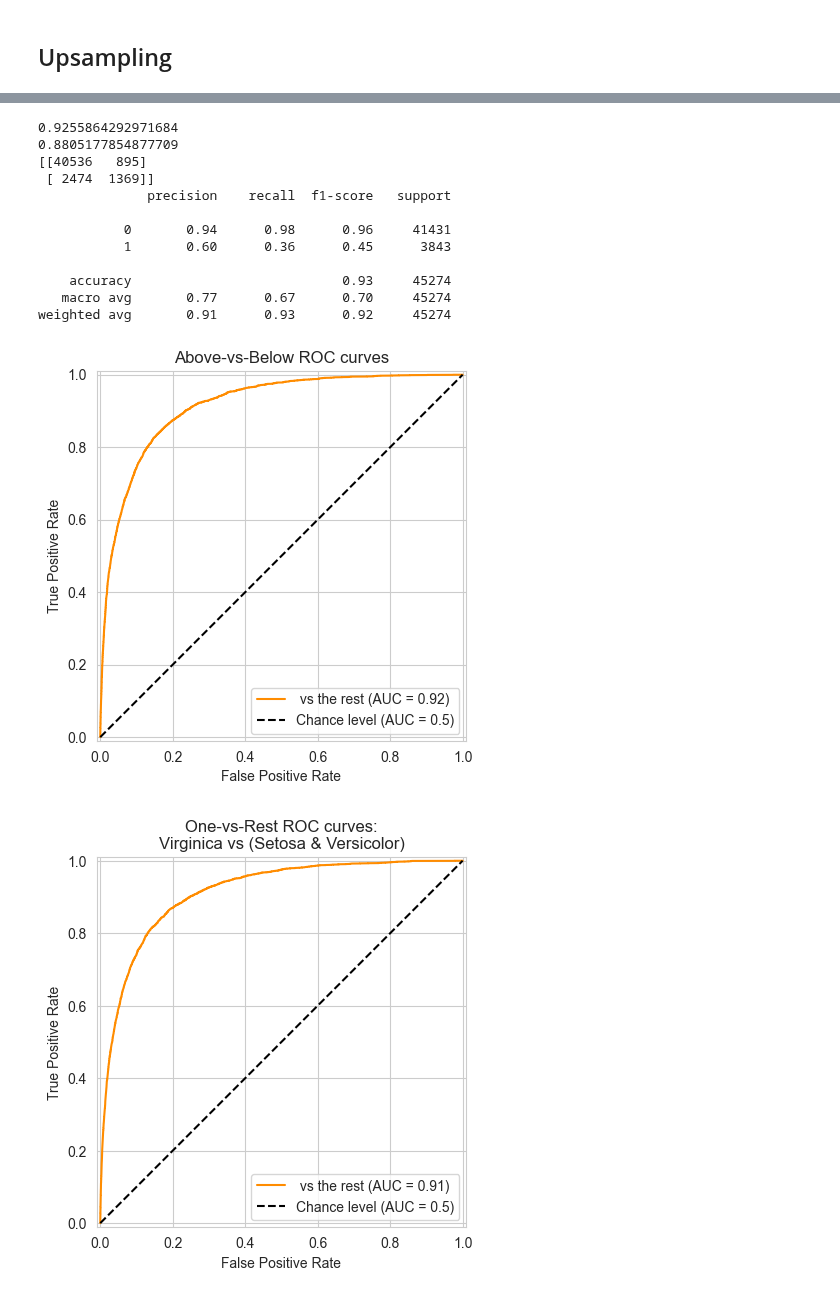
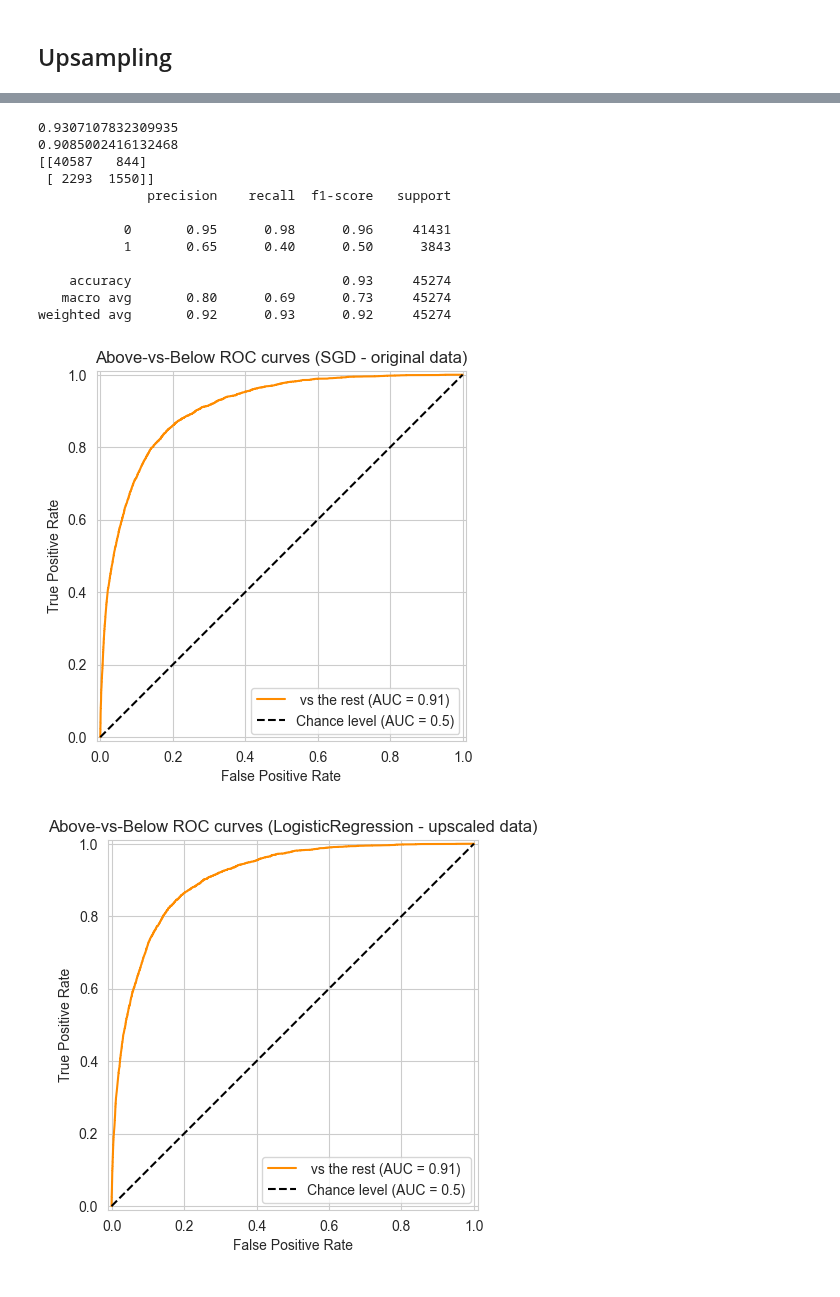
Before and after one commit to hanksnowdon/DataMiningProject, a Jupyter notebook: notebooks/04_ML_Production_1.ipynb, the cells around one changed output, grey strips where cells are left out. Drawn from its saved outputs; the diff is of its cells as text; code cells hidden in the pictures.

```diff
--- a/notebooks/04_ML_Production_1.ipynb
+++ b/notebooks/04_ML_Production_1.ipynb
@@ -299,18 +327,18 @@ weighted avg       0.93      0.83      0.86     45274
 # %%
-score_model(best_rfc, X_tst_pr, y_test)
+score_model(best_sgdc, X_tst_pr, y_test)
 # %% [output]
-0.9255864292971684
-0.8805177854877709
-[[40536   895]
- [ 2474  1369]]
+0.9307107832309935
+0.9085002416132468
+[[40587   844]
+ [ 2293  1550]]
               precision    recall  f1-score   support
 
-           0       0.94      0.98      0.96     41431
-           1       0.60      0.36      0.45      3843
+           0       0.95      0.98      0.96     41431
+           1       0.65      0.40      0.50      3843
 
     accuracy                           0.93     45274
-   macro avg       0.77      0.67      0.70     45274
-weighted avg       0.91      0.93      0.92     45274
+   macro avg       0.80      0.69      0.73     45274
+weighted avg       0.92      0.93      0.92     45274
 # %%
 import pickle
 # save the model to disk
@@ -335,24 +363,24 @@ display = RocCurveDisplay.from_predictions(
 _ = display.ax_.set(
     xlabel="False Positive Rate",
     ylabel="True Positive Rate",
-    title="Above-vs-Below ROC curves",
+    title="Above-vs-Below ROC curves (SGD - original data)",
 )
 # %% [output]
-[figure, old version]
+[figure, new version]
 # %%
-y_score_up = best_xgbc_up.predict_proba(X_tst_pr)
+y_score_up = best_lrg_up.predict_proba(X_tst_up_pr)
 # %%
 display = RocCurveDisplay.from_predictions(
     y_test[:],
     y_score_up[:,1],
     name=f" vs the rest",
     color="darkorange",
     plot_chance_level=True,
 )
 _ = display.ax_.set(
     xlabel="False Positive Rate",
     ylabel="True Positive Rate",
-    title="One-vs-Rest ROC curves:\nVirginica vs (Setosa & Versicolor)",
+    title="Above-vs-Below ROC curves (LogisticRegression - upscaled data)",
 )
 # %% [output]
-[figure, old version]
+[figure, new version]
```
Also changed, not shown: parts of 26 cells of this notebook, 3 other files.
